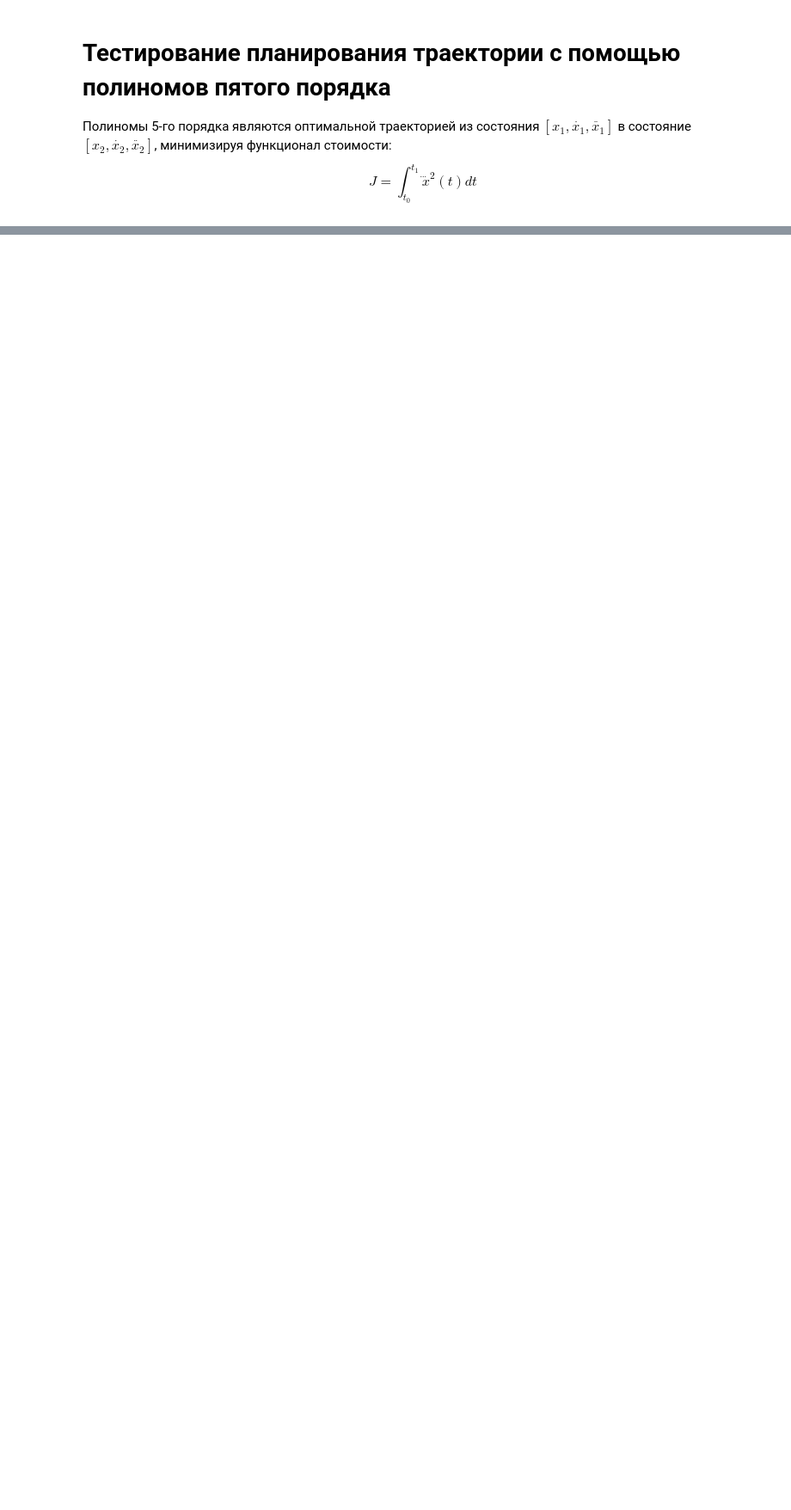
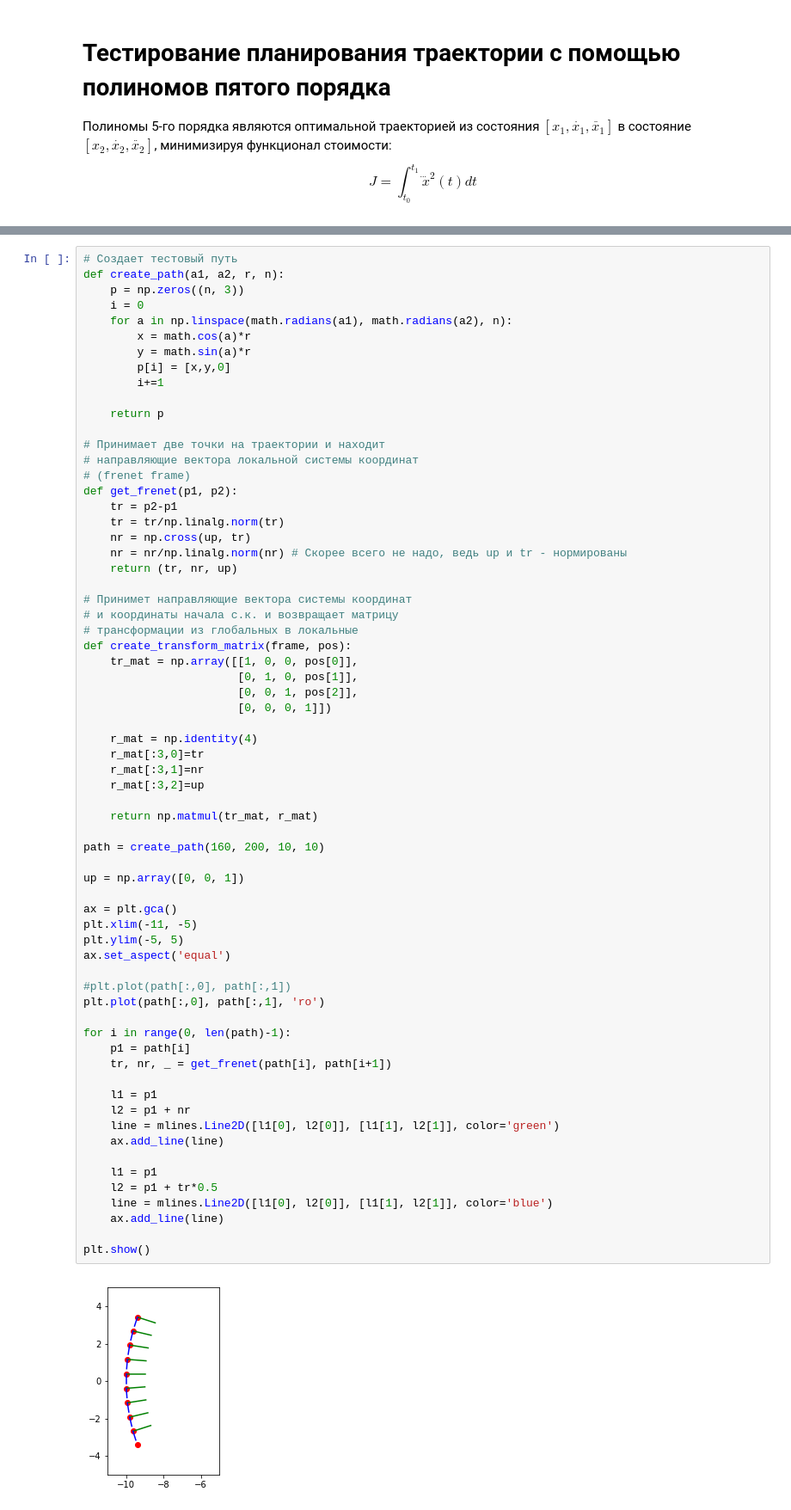
Before and after one commit to aemarkov/jetson_car, a Jupyter notebook: quntic-planning.ipynb, the cells around one changed output, grey strips where cells are left out. Shown: that part at 86% size. Saved outputs shown, nothing was run; the diff lists cells and outputs as text; blank space fills up the shorter version.

```diff
--- a/quntic-planning.ipynb
+++ b/quntic-planning.ipynb
@@ -85,0 +100,68 @@ plt.show()
+# %%
+# Создает тестовый путь
+def create_path(a1, a2, r, n):
+    p = np.zeros((n, 3))
+    i = 0
+    for a in np.linspace(math.radians(a1), math.radians(a2), n):
+        x = math.cos(a)*r
+        y = math.sin(a)*r
+        p[i] = [x,y,0]
+        i+=1
+
+    return p
+
+# Принимает две точки на траектории и находит
+# направляющие вектора локальной системы координат
+# (frenet frame)
+def get_frenet(p1, p2):
+    tr = p2-p1
+    tr = tr/np.linalg.norm(tr)
+    nr = np.cross(up, tr)
+    nr = nr/np.linalg.norm(nr) # Скорее всего не надо, ведь up и tr - нормированы
+    return (tr, nr, up)
+
+# Принимет направляющие вектора системы координат
+# и координаты начала с.к. и возвращает матрицу
+# трансформации из глобальных в локальные
+def create_transform_matrix(frame, pos):
+    tr_mat = np.array([[1, 0, 0, pos[0]],
+                       [0, 1, 0, pos[1]],
+                       [0, 0, 1, pos[2]],
+                       [0, 0, 0, 1]])
+
+    r_mat = np.identity(4)
+    r_mat[:3,0]=tr
+    r_mat[:3,1]=nr
+    r_mat[:3,2]=up
+
+    return np.matmul(tr_mat, r_mat)
+
+path = create_path(160, 200, 10, 10)
+
+up = np.array([0, 0, 1])
+
+ax = plt.gca()
+plt.xlim(-11, -5)
+plt.ylim(-5, 5)
+ax.set_aspect('equal')
+
+#plt.plot(path[:,0], path[:,1])
+plt.plot(path[:,0], path[:,1], 'ro')
+
+for i in range(0, len(path)-1):
+    p1 = path[i]
+    tr, nr, _ = get_frenet(path[i], path[i+1])
+
+    l1 = p1
+    l2 = p1 + nr
+    line = mlines.Line2D([l1[0], l2[0]], [l1[1], l2[1]], color='green')
+    ax.add_line(line)
+
+    l1 = p1
+    l2 = p1 + tr*0.5
+    line = mlines.Line2D([l1[0], l2[0]], [l1[1], l2[1]], color='blue')
+    ax.add_line(line)
+
+plt.show()
+# %% [output]
+[figure, added]
```
Also changed, not shown: parts of 7 cells of this notebook, 17 other files.
